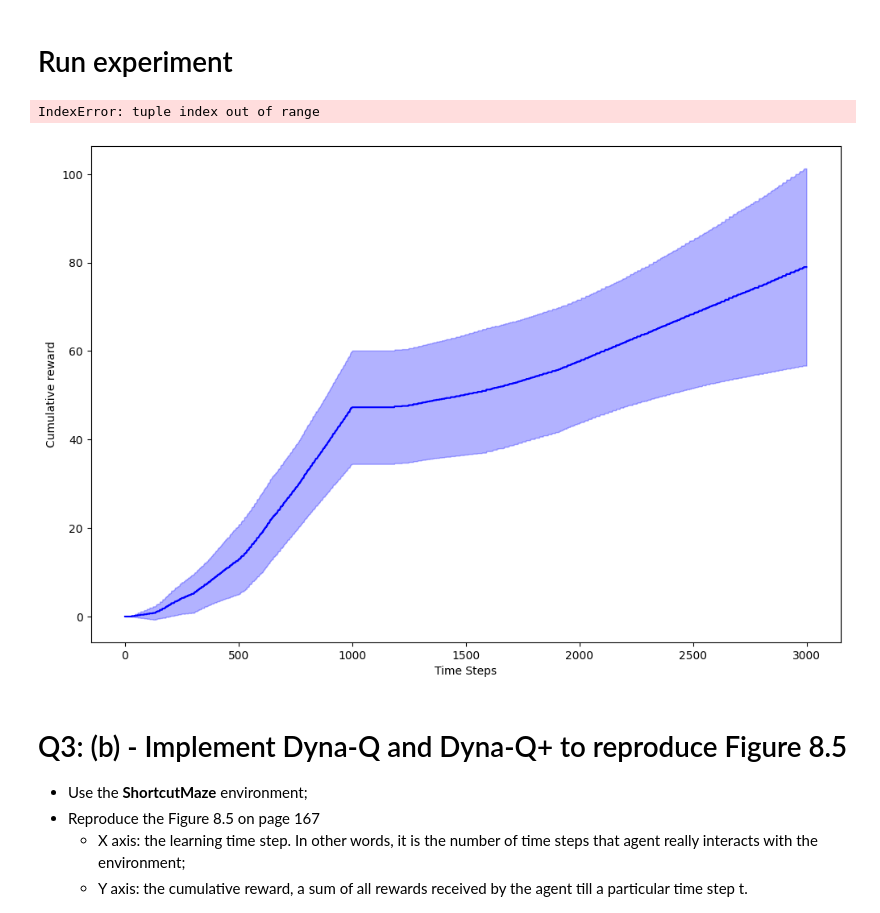
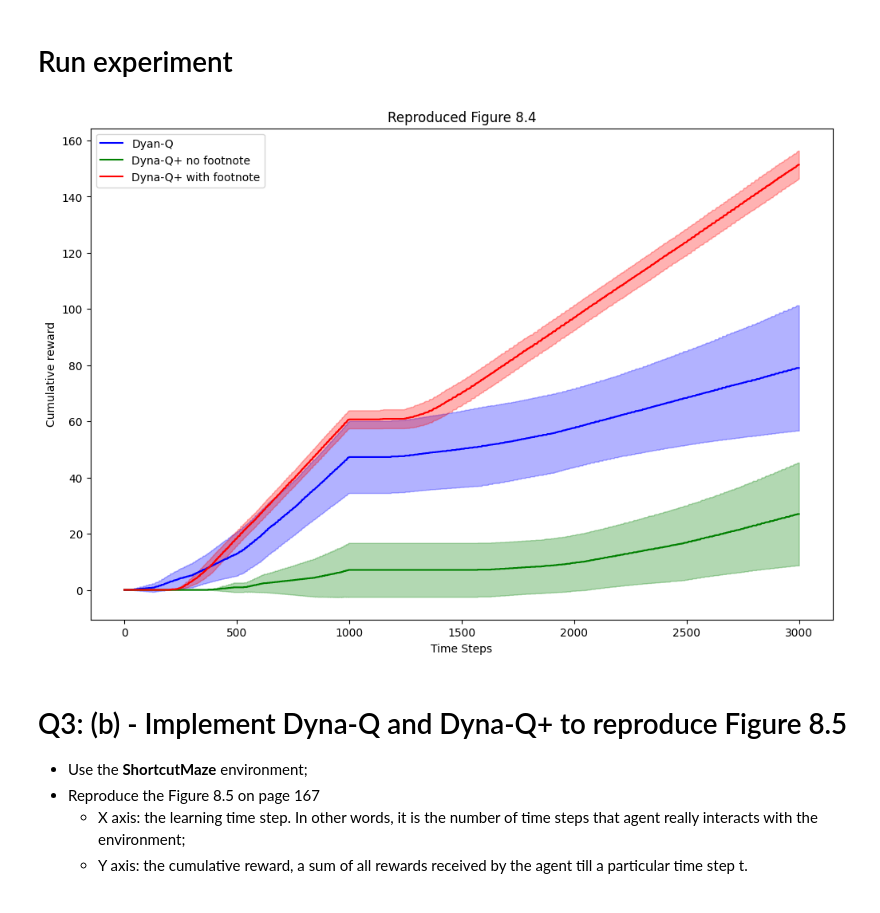
Before and after one commit to arjunjyothieswarb/CS5180, a Jupyter notebook: Assignment6/ex6.ipynb, the cells around one changed output. Cells and saved outputs as stored; diff of their text form; code cells hidden in the pictures.

```diff
--- a/Assignment6/ex6.ipynb
+++ b/Assignment6/ex6.ipynb
@@ -583,17 +599,29 @@ class TabularDynaQPlusAgentFontNote(TabularDynaQPlusAgent):
         for _ in range(self.n):
             """ CODE HERE: Dyna-Q+ with footnote + bonus reward """
             # randomly sample a previously observe state
+            state_list = list(self.model.keys())
+            state = random.sample(state_list, 1)[0]
 
             # randomly sample an action (all actions in the action space
             # are valid from one state based on the footnote)
+            taken_action_list = list(self.model[tuple(state)].keys())
+            action = random.sample(self.env.action_names, 1)[0]
 
             # check if the action is tried before
                 # If True, render the reward and the next state given the state and action use the model
                 # If False, set values for the reward, next_state, and t suggested by the footnote
+            if action in taken_action_list:
+                reward, next_state, last_t = self.model[tuple(state)][action]
+            else:
+                reward = 0
+                next_state = state
+                last_t = 0
 
             # compute the "bonus" reward
+            bonus = reward + self.kappa*np.sqrt(current_t - last_t)
 
             # update the Q table using Q-learning
+            self.update_q_table(state, action, bonus, next_state)
 # %% [markdown]
 # Run experiment
 # %%
@@ -634,49 +662,48 @@ if __name__ == "__main__":
     results_dyna_q = []
     for r in tqdm.trange(run_trial_num):
         # create the environment
         my_env = BlockingMaze()
 
         # create the agent for Dyna-Q
         dyna_q_agent = TabularDynaQAgent(my_env, params)
         result = dyna_q_agent.run()
 
         results_dyna_q.append(result)
 
     """ Run Dyna-Q+ without the footnote
     """
     results_dyna_q_plus = []
-    # for r in tqdm.trange(run_trial_num):
-    #     # create the environment
-    #     my_env = BlockingMaze()
+    for r in tqdm.trange(run_trial_num):
+        # create the environment
+        my_env = BlockingMaze()
 
-    #     # create the agent for Dyna-Q
-    #     dyna_q_plus_agent = TabularDynaQPlusAgent(my_env, params)
-    #     result = dyna_q_plus_agent.run()
+        # create the agent for Dyna-Q
+        dyna_q_plus_agent = TabularDynaQPlusAgent(my_env, params)
+        result = dyna_q_plus_agent.run()
 
-    #     results_dyna_q_plus.append(result)
+        results_dyna_q_plus.append(result)
 
     """ Run Dyna-Q+ with the footnote
     """
     results_dyna_q_plus_fn = []
-    # for r in tqdm.trange(run_trial_num):
-    #     # create the environment
-    #     my_env = BlockingMaze()
+    for r in tqdm.trange(run_trial_num):
+        # create the environment
+        my_env = BlockingMaze()
 
-    #     # create the agent for Dyna-Q
-    #     dyna_q_plus_agent_fn = TabularDynaQPlusAgentFontNote(my_env, params)
-    #     result = dyna_q_plus_agent_fn.run()
+        # create the agent for Dyna-Q
+        dyna_q_plus_agent_fn = TabularDynaQPlusAgentFontNote(my_env, params)
+        result = dyna_q_plus_agent_fn.run()
 
-    #     results_dyna_q_plus_fn.append(result)
+        results_dyna_q_plus_fn.append(result)
 
     """ Plot the results
     """
     plot_curves([np.array(results_dyna_q), np.array(results_dyna_q_plus), np.array(results_dyna_q_plus_fn)],
                 ["Dyan-Q", "Dyna-Q+ no footnote", "Dyna-Q+ with footnote"],
                 ["b", "g", "r"],
                 "Cumulative reward", "Reproduced Figure 8.4")
 # %% [output]
-IndexError: tuple index out of range
-[figure, old version]
+[figure, new version]
 # %% [markdown]
 # Q3: (b) - Implement Dyna-Q and Dyna-Q+ to reproduce Figure 8.5
 
```
Also changed, not shown: parts of 1 cell of this notebook.
